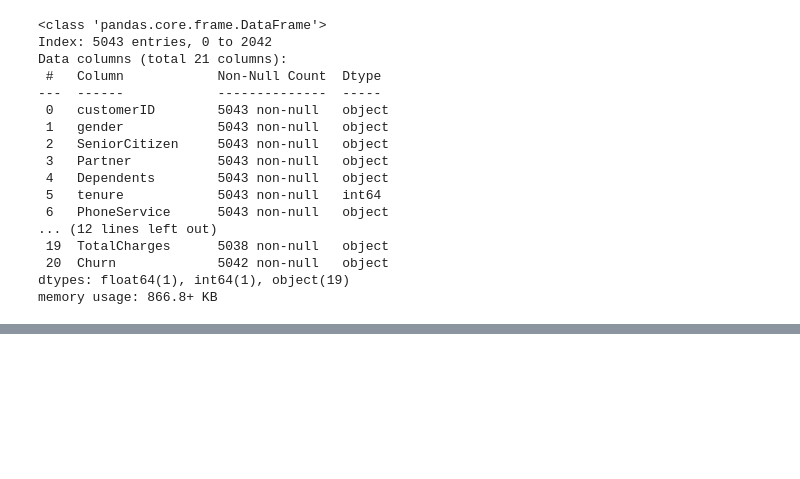
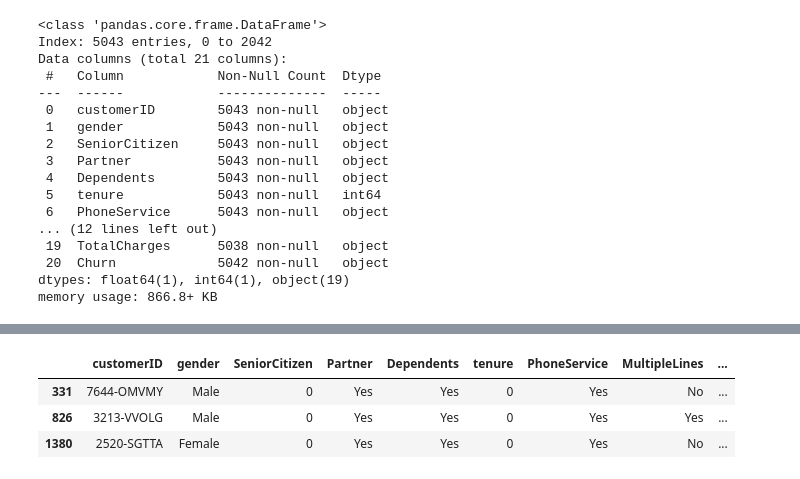
Before and after one commit to sethsot/Telco-Churn, a Jupyter notebook: draft.ipynb, the cells around one changed output, grey strips where cells are left out. Cells and saved outputs as stored; diff of their text form; code cells hidden in the pictures; blank space fills up the shorter version.

```diff
--- a/draft.ipynb
+++ b/draft.ipynb
@@ -148,0 +421,9 @@ UnicodeDecodeError: 'utf-8' codec can't decode byte 0x90 in position 22: invalid
+# %%
+#check missing values hidden in strings in df2
+
+df2[df2['TotalCharges']==' ']
+# %% [output]
+|  | customerID | gender | SeniorCitizen | Partner | Dependents | tenure | PhoneService | MultipleLines | ... |
+| 331 | 7644-OMVMY | Male | 0 | Yes | Yes | 0 | Yes | No | ... |
+| 826 | 3213-VVOLG | Male | 0 | Yes | Yes | 0 | Yes | Yes | ... |
+| 1380 | 2520-SGTTA | Female | 0 | Yes | Yes | 0 | Yes | No | ... |
```
Also changed, not shown: parts of 52 cells of this notebook.
